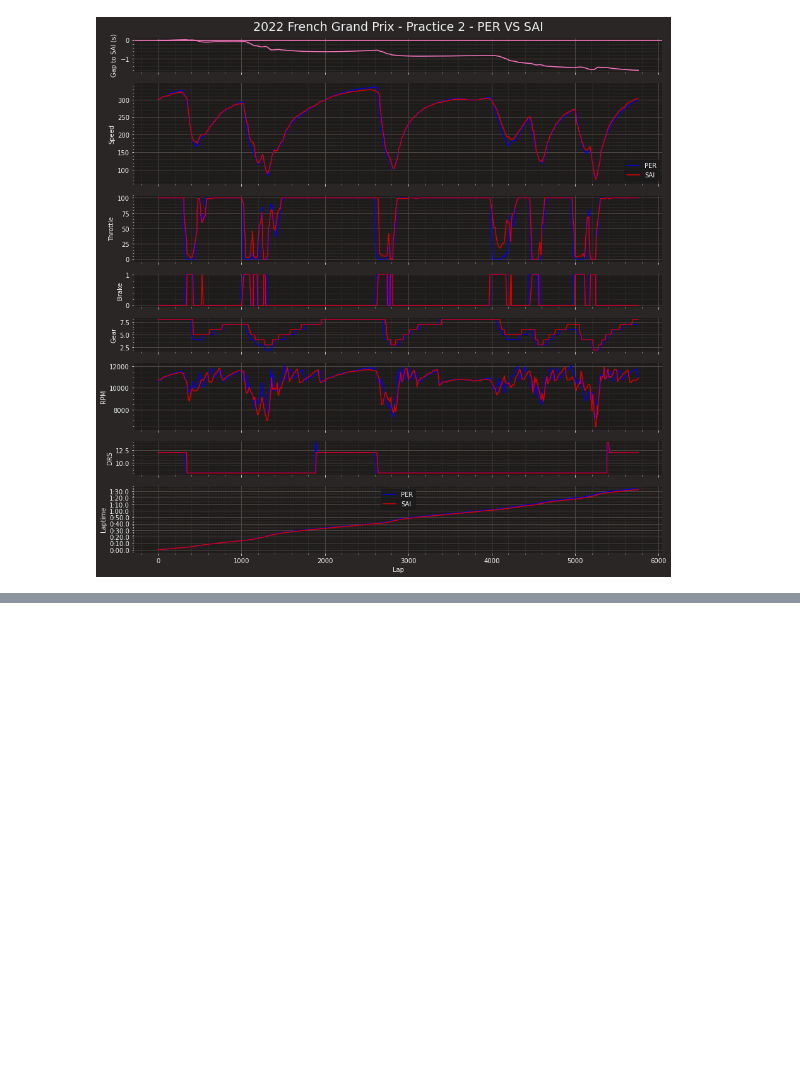
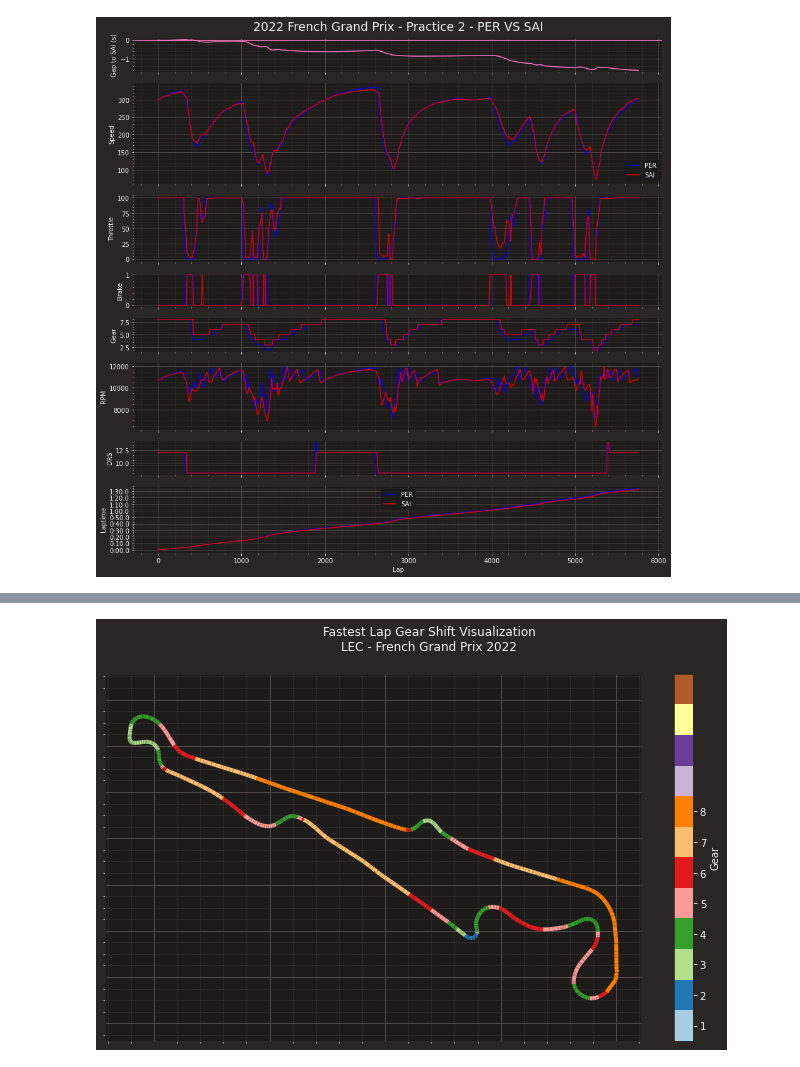
Before and after one commit to CamStevens15/F1_2022_race_analytics, a Jupyter notebook: Code_Analysis/FrenchGP2022.ipynb, the cells around one changed output, grey strips where cells are left out. Saved outputs shown, nothing was run; the diff lists cells and outputs as text; code cells hidden in the pictures; blank space fills up the shorter version.

```diff
--- a/Code_Analysis/FrenchGP2022.ipynb
+++ b/Code_Analysis/FrenchGP2022.ipynb
@@ -102,0 +127,4 @@ double_driver_lap_comparison("PER","SAI", practice2)
+# %%
+driver_gear_changes("LEC", frenchgp)
+# %% [output]
+[figure, added]
```
Also changed, not shown: parts of 4 cells of this notebook.
